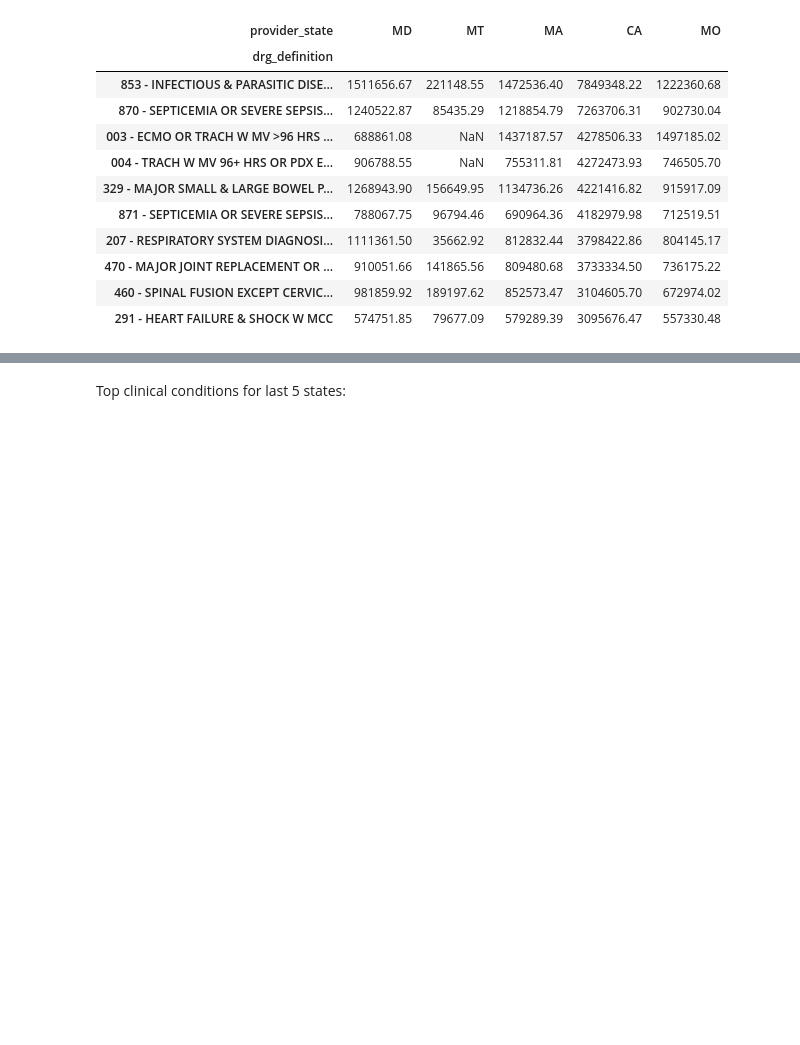
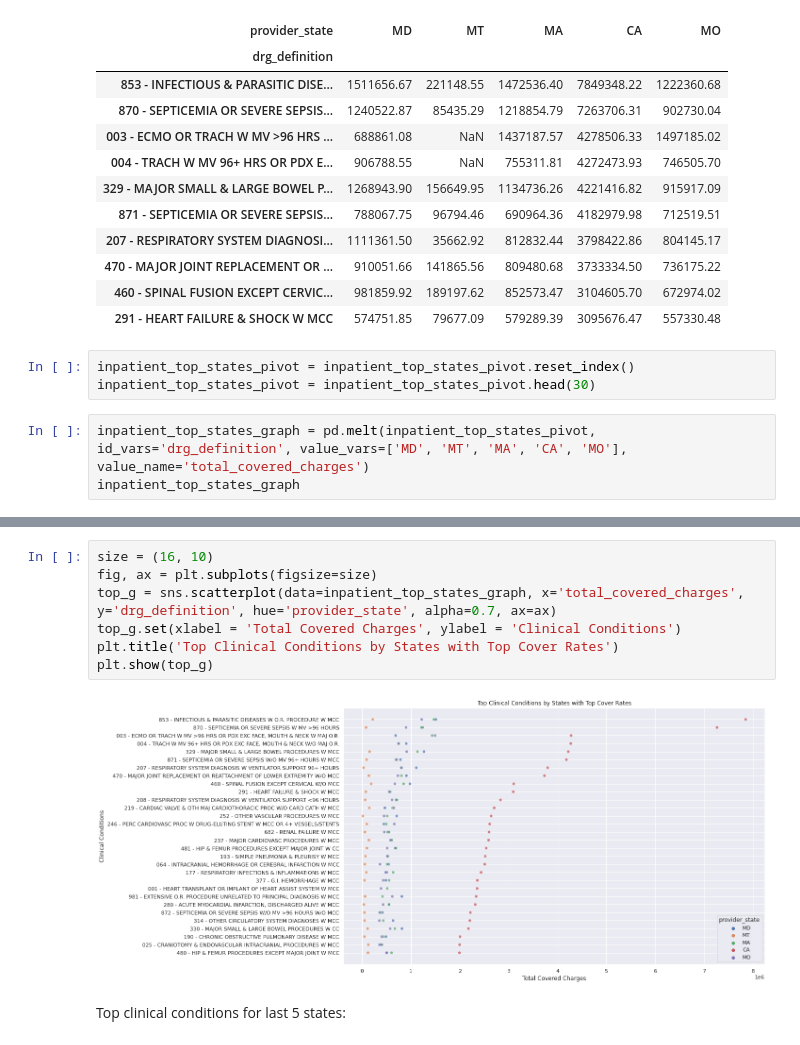
Before and after one commit to AnyiHuang/Analyzing-Inpatient-medical-expense-in-US, a Jupyter notebook: BA780_Team5A.ipynb, the cells around one changed output, grey strips where cells are left out. Drawn from its saved outputs; the diff is of its cells as text; blank space fills up the shorter version.

Commit message:
4.3 graph update

```diff
--- a/BA780_Team5A.ipynb
+++ b/BA780_Team5A.ipynb
@@ -374,3 +374,9 @@ inpatient_top_states_pivot.head(10)
 | 470 - MAJOR JOINT REPLACEMENT OR ... | 910051.66 | 141865.56 | 809480.68 | 3733334.50 | 736175.22 |
 | 460 - SPINAL FUSION EXCEPT CERVIC... | 981859.92 | 189197.62 | 852573.47 | 3104605.70 | 672974.02 |
 | 291 - HEART FAILURE & SHOCK W MCC | 574751.85 | 79677.09 | 579289.39 | 3095676.47 | 557330.48 |
+# %%
+inpatient_top_states_pivot = inpatient_top_states_pivot.reset_index()
+inpatient_top_states_pivot = inpatient_top_states_pivot.head(30)
+# %%
+inpatient_top_states_graph = pd.melt(inpatient_top_states_pivot, id_vars='drg_definition', value_vars=['MD', 'MT', 'MA', 'CA', 'MO'], value_name='total_covered_charges')
+inpatient_top_states_graph
@@ -377,3 +397,12 @@ inpatient_top_states_pivot.head(10)
+# %%
+size = (16, 10)
+fig, ax = plt.subplots(figsize=size)
+top_g = sns.scatterplot(data=inpatient_top_states_graph, x='total_covered_charges', y='drg_definition', hue='provider_state', alpha=0.7, ax=ax)
+top_g.set(xlabel = 'Total Covered Charges', ylabel = 'Clinical Conditions')
+plt.title('Top Clinical Conditions by States with Top Cover Rates')
+plt.show(top_g)
+# %% [output]
+[figure, added]
 # %% [markdown]
 Top clinical conditions for last 5 states:
 # %%
```
Also changed, not shown: parts of 7 cells of this notebook.
